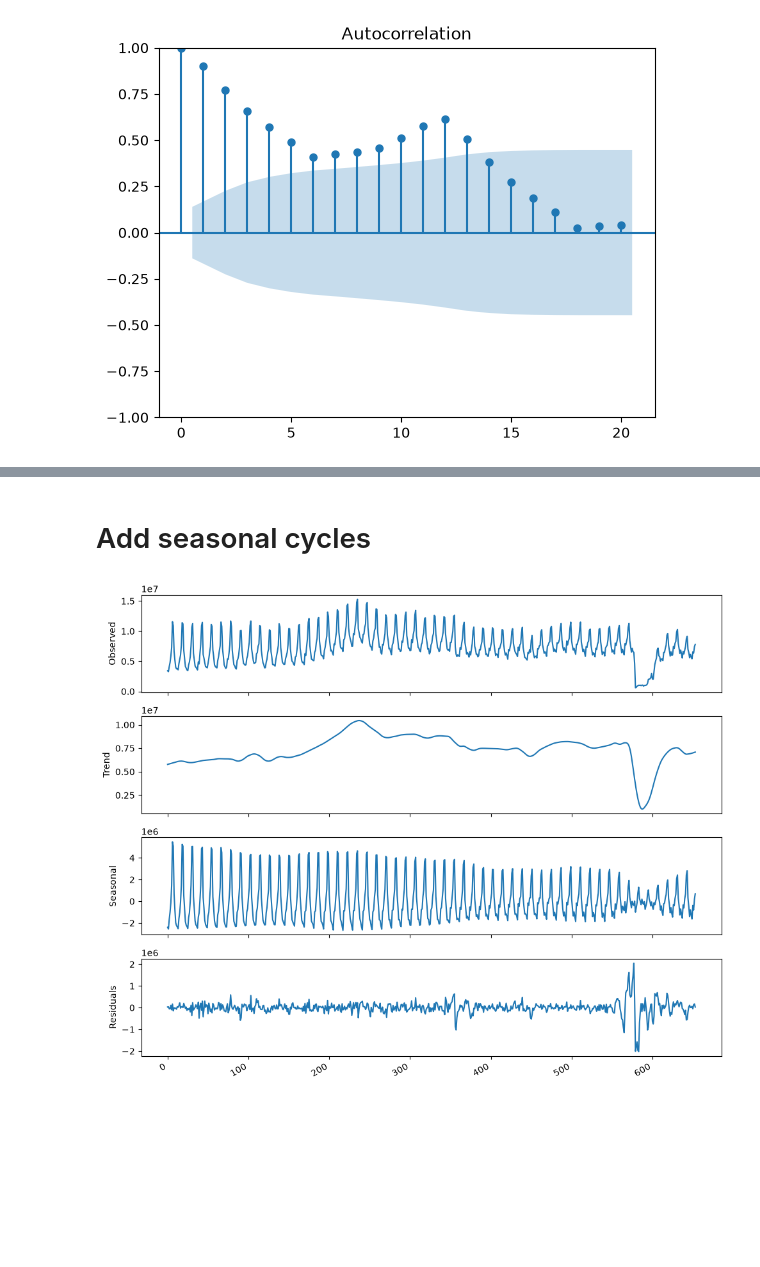
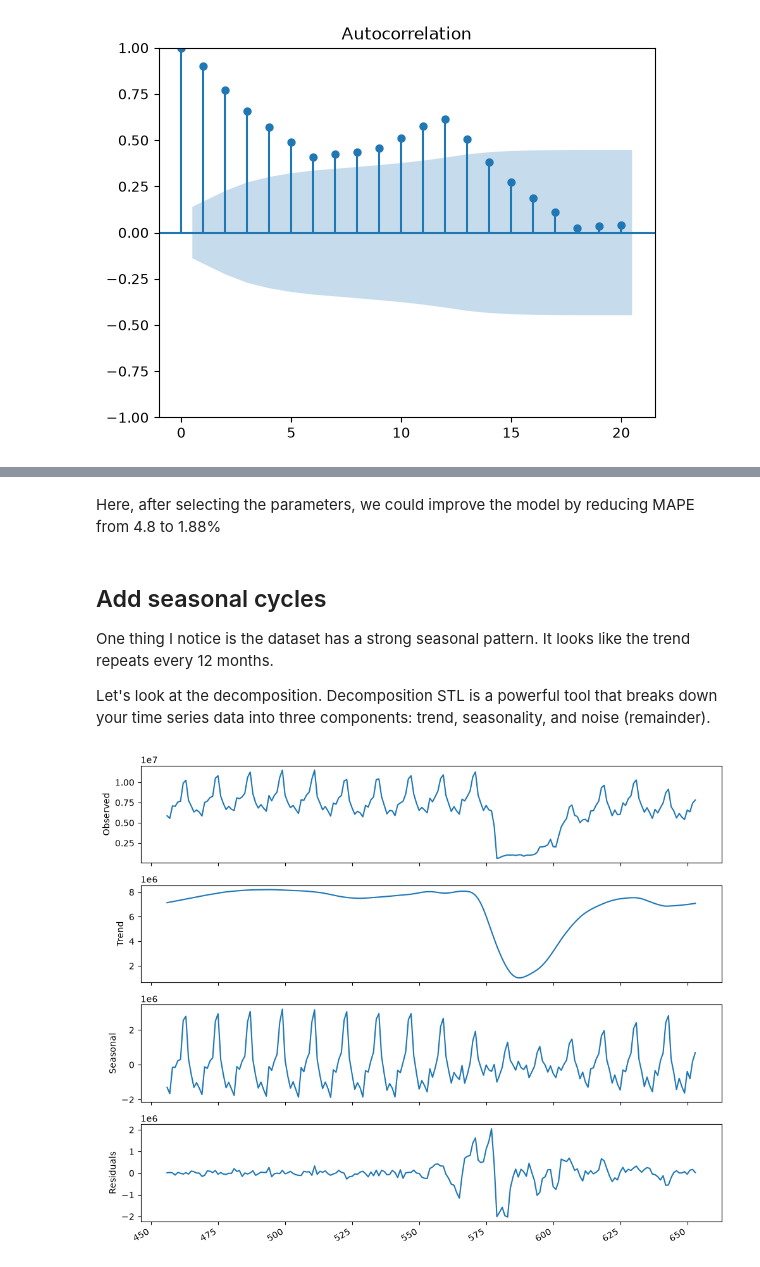
Before and after one commit to janessa13/Timeseries-Forecasting, a Jupyter notebook: Part 1.ipynb, the cells around one changed output, grey strips where cells are left out. Saved outputs shown, nothing was run; the diff lists cells and outputs as text; code cells hidden in the pictures; blank space fills up the shorter version.

```diff
--- a/Part 1.ipynb
+++ b/Part 1.ipynb
@@ -583,27 +578,33 @@ plt.tight_layout()
+# %% [markdown]
+Here, after selecting the parameters, we could improve the model by reducing MAPE from 4.8 to 1.88%
 # %% [markdown]
-# Add seasonal cycles
+## Add seasonal cycles
+
+One thing I notice is the dataset has a strong seasonal pattern. It looks like the trend repeats every 12 months.
+
+Let's look at the decomposition. Decomposition STL is a powerful tool that breaks down your time series data into three components: trend, seasonality, and noise (remainder).
 # %%
 from statsmodels.tsa.seasonal import STL
 
-decomposition = STL(df['Travelers'], period=12).fit()
+decomposition = STL(df['Total'], period=12).fit()
 
 fig, (ax1, ax2, ax3, ax4) = plt.subplots(nrows=4, ncols=1, sharex=True, figsize=(10,8))
 
 ax1.plot(decomposition.observed)
 ax1.set_ylabel('Observed')
 
 ax2.plot(decomposition.trend)
 ax2.set_ylabel('Trend')
 
 ax3.plot(decomposition.seasonal)
 ax3.set_ylabel('Seasonal')
 
 ax4.plot(decomposition.resid)
 ax4.set_ylabel('Residuals')
 
 # plt.xticks(np.arange(0, 145, 12), np.arange(1949, 1962, 1))
 
 fig.autofmt_xdate()
 plt.tight_layout()
 # %% [output]
-[figure, old version]
+[figure, new version]
```
Also changed, not shown: parts of 49 cells of this notebook.
